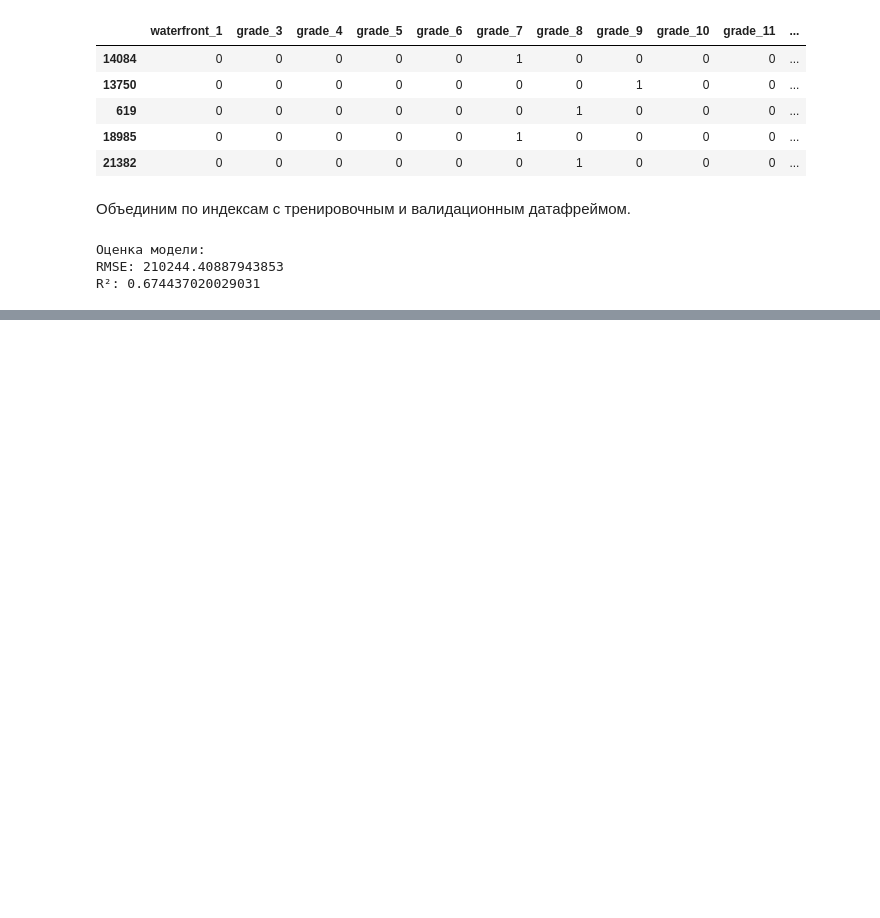
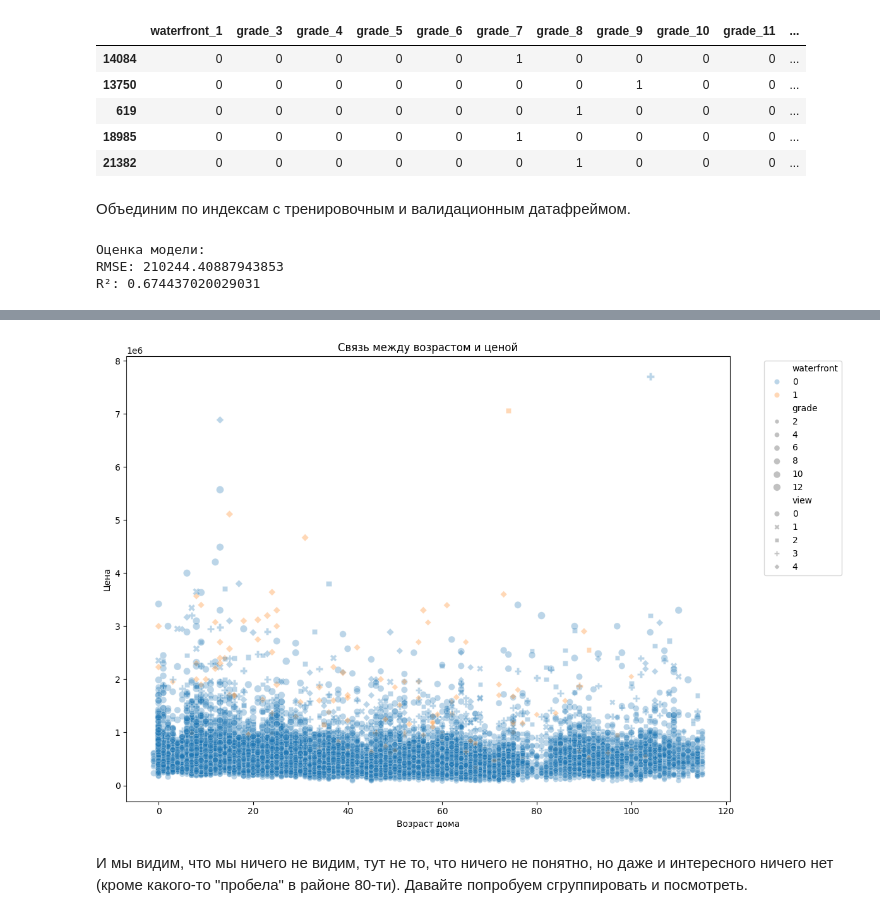
Before and after one commit to dragondangun/em_ml, a Jupyter notebook: 5. Linear Regression/LR.ipynb, the cells around one changed output, grey strips where cells are left out. Drawn from its saved outputs; the diff is of its cells as text; code cells hidden in the pictures; blank space fills up the shorter version.

Commit message:
age_at_sold binning

```diff
--- a/5. Linear Regression/LR.ipynb
+++ b/5. Linear Regression/LR.ipynb
@@ -1227,0 +1234,4 @@ R²: 0.674437020029031
+# %%
+def get_age_at_sold(df):
+    """Сколько было лет дому на момент продажи"""
+    return df['date'].str[4:6].astype(int) + 2000 - df['yr_built']
@@ -1227,0 +1240,4 @@ R²: 0.674437020029031
+# %%
+train_cat = pd.DataFrame()
+train_cat['age_at_sold'] = get_age_at_sold(train)
+train_cat.head()
@@ -1227,0 +1276,14 @@ R²: 0.674437020029031
+# %%
+_ = plt.figure(figsize=(12, 8))
+sns.scatterplot(data=train, x=train_cat['age_at_sold'], y='price',
+                hue='waterfront', size='grade', style='view', alpha=0.3)
+plt.title('Связь между возрастом и ценой')
+plt.legend(bbox_to_anchor=(1.05, 1), loc='upper left')
+plt.xlabel("Возраст дома")
+plt.ylabel("Цена")
+plt.tight_layout()
+plt.show()
+# %% [output]
+[figure, added]
+# %% [markdown]
+И мы видим, что мы ничего не видим, тут не то, что ничего не понятно, но даже и интересного ничего нет (кроме какого-то "пробела" в районе 80-ти). Давайте попробуем сгруппировать и посмотреть.
```
Also changed, not shown: parts of 7 cells of this notebook.
